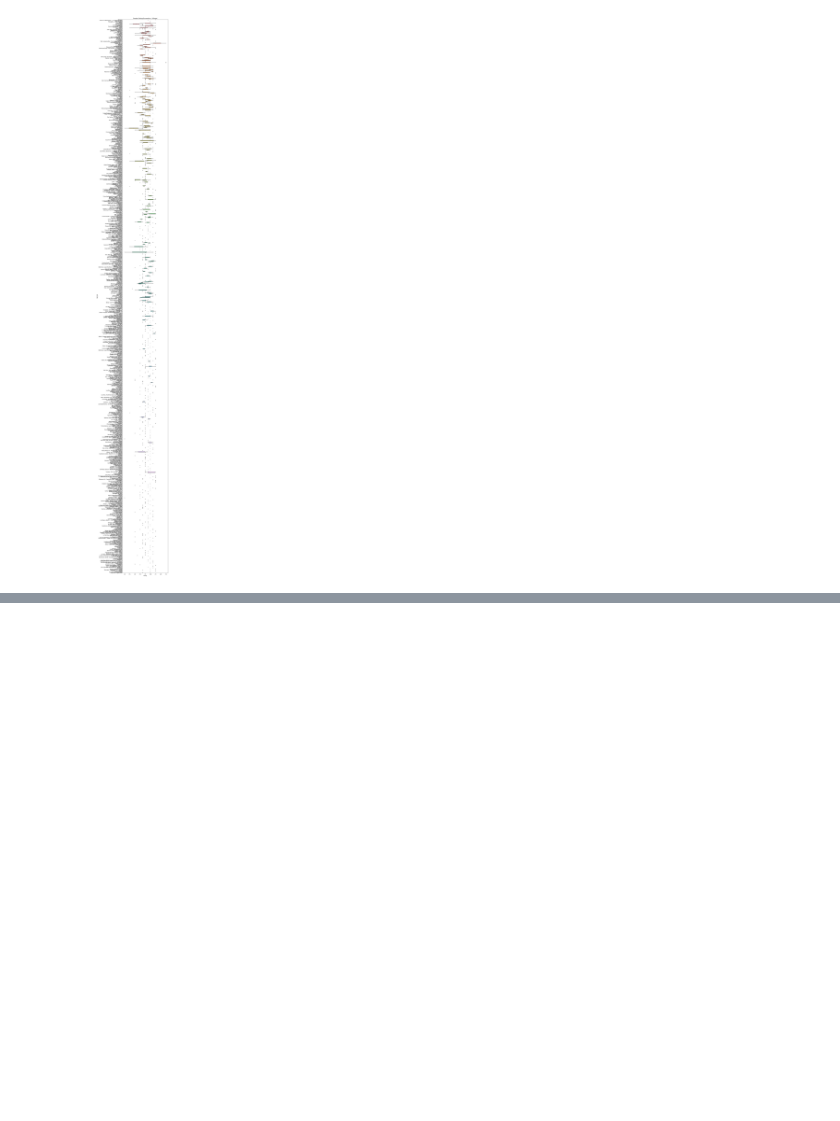
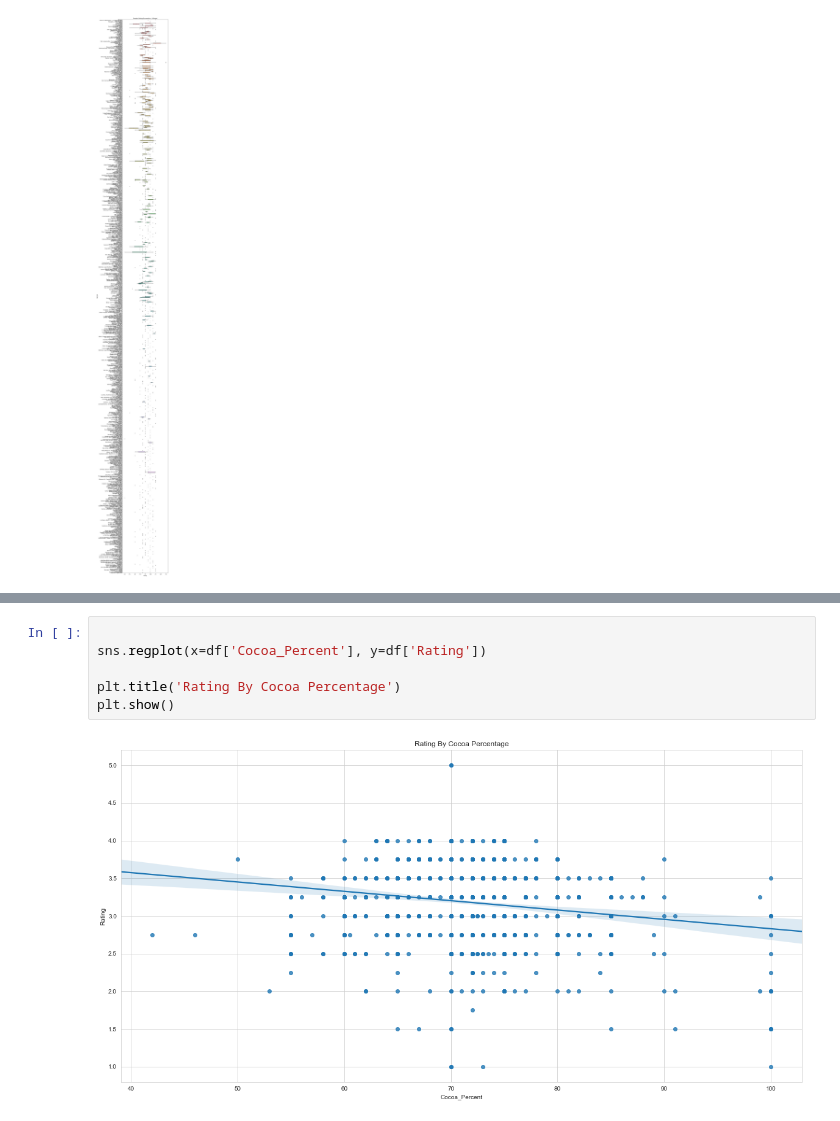
Before and after one commit to buzzy04/Chocolate-Ratings, a Jupyter notebook: Ass3.ipynb, the cells around one changed output, grey strips where cells are left out. Cells and saved outputs as stored; diff of their text form; blank space fills up the shorter version.

```diff
--- a/Ass3.ipynb
+++ b/Ass3.ipynb
@@ -244,0 +272,8 @@ Text(0.5,1,'Boxplot, Rating for countries (+blends)')
+# %%
+
+sns.regplot(x=df['Cocoa_Percent'], y=df['Rating'])
+
+plt.title('Rating By Cocoa Percentage')
+plt.show()
+# %% [output]
+[figure, added]
```
Also changed, not shown: parts of 3 cells of this notebook.
